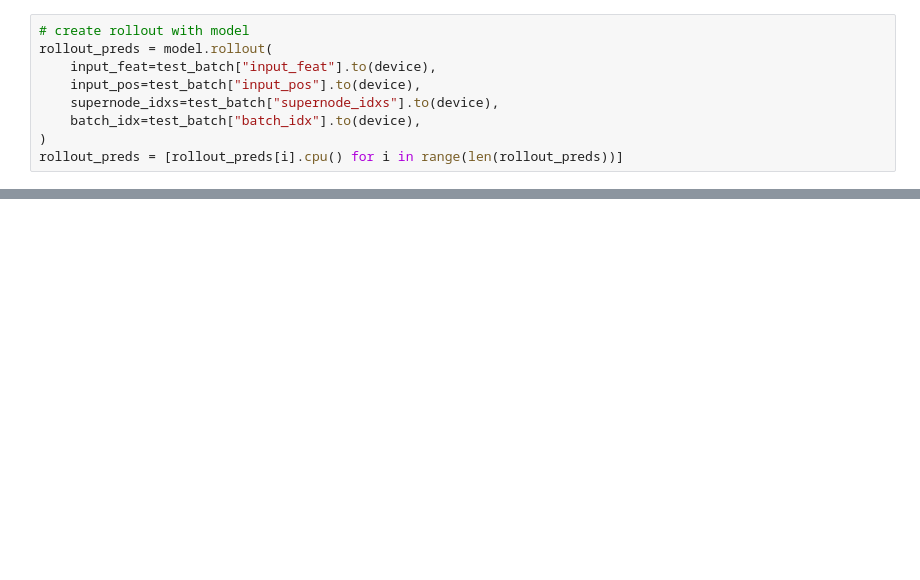
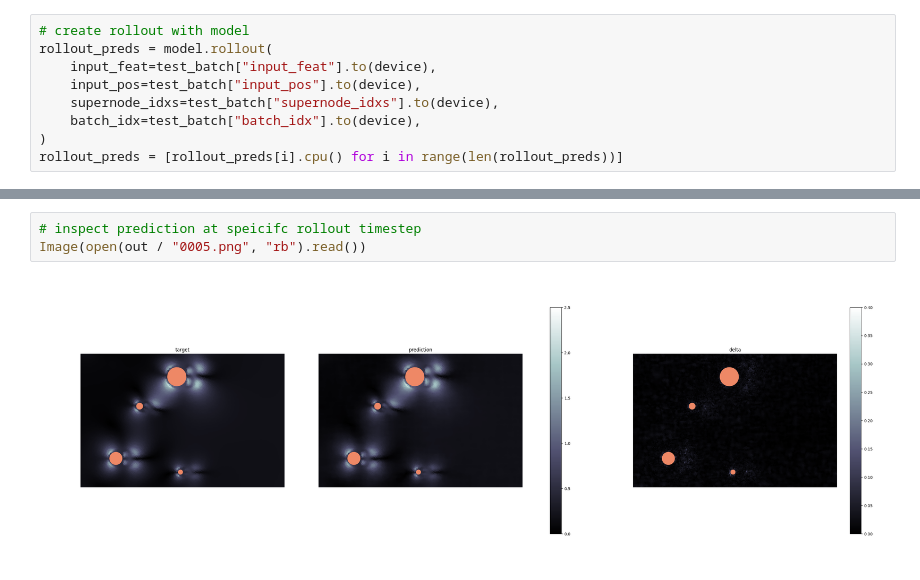
Before and after one commit to BenediktAlkin/upt-minimal, a Jupyter notebook: 6_transient_flow_cfd.ipynb, the cells around one changed output, grey strips where cells are left out. Cells and saved outputs as stored; diff of their text form; blank space fills up the shorter version.

```diff
--- a/6_transient_flow_cfd.ipynb
+++ b/6_transient_flow_cfd.ipynb
@@ -276,0 +345,5 @@ imageio.mimsave(out / "rollout.gif", images, duration=0.1)
+# %%
+# inspect prediction at speicifc rollout timestep
+Image(open(out / "0005.png", "rb").read())
+# %% [output]
+[figure, added]
```
Also changed, not shown: parts of 16 cells of this notebook.
